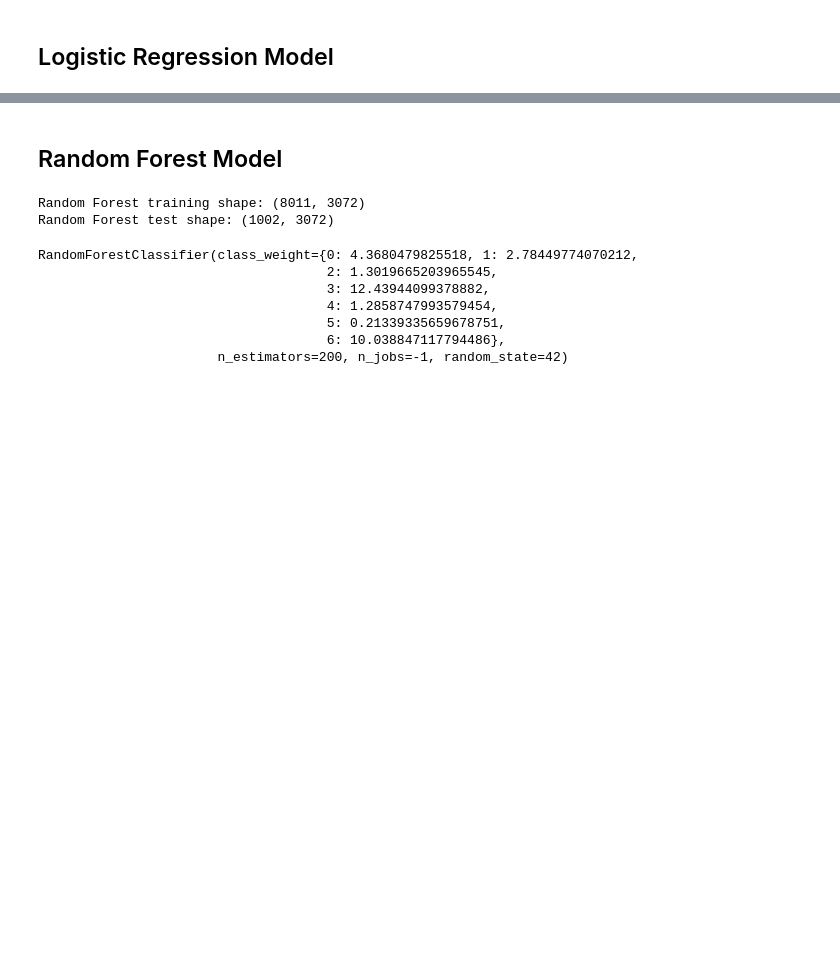
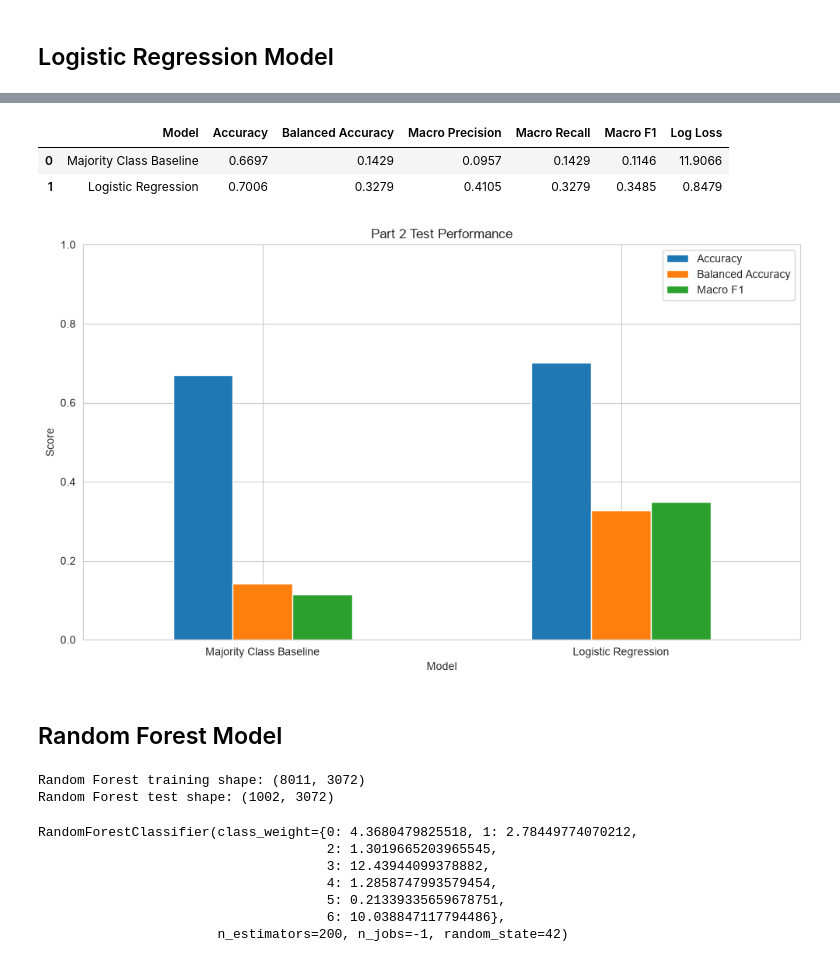
Before and after one commit to Hakunok/CS171-ImageClassifier, a Jupyter notebook: notebooks/eda_processing_split.ipynb, the cells around one changed output, grey strips where cells are left out. Cells and saved outputs as stored; diff of their text form; code cells hidden in the pictures; blank space fills up the shorter version.

```diff
--- a/notebooks/eda_processing_split.ipynb
+++ b/notebooks/eda_processing_split.ipynb
@@ -403,3 +648,36 @@ print(X_test_flat.shape)
+# %%
+majority_result["Log Loss"] = majority_loss
+logistic_result["Log Loss"] = logistic_loss
+
+part2_results_df = pd.DataFrame([
+    majority_result,
+    logistic_result
+])
+
+display(part2_results_df.round(4))
+
+plot_metrics = [
+    "Accuracy",
+    "Balanced Accuracy",
+    "Macro F1"
+]
+
+part2_results_df.set_index("Model")[plot_metrics].plot(
+    kind="bar",
+    figsize=(10, 6),
+    ylim=(0, 1),
+    rot=0
+)
+
+plt.title("Part 2 Test Performance")
+plt.ylabel("Score")
+plt.tight_layout()
+plt.show()
+# %% [output]
+|  | Model | Accuracy | Balanced Accuracy | Macro Precision | Macro Recall | Macro F1 | Log Loss |
+| 0 | Majority Class Baseline | 0.6697 | 0.1429 | 0.0957 | 0.1429 | 0.1146 | 11.9066 |
+| 1 | Logistic Regression | 0.7006 | 0.3279 | 0.4105 | 0.3279 | 0.3485 | 0.8479 |
+[figure, added]
 # %% [markdown]
 ## Random Forest Model
 # %%
```
Also changed, not shown: parts of 16 cells of this notebook, 1 other file.
